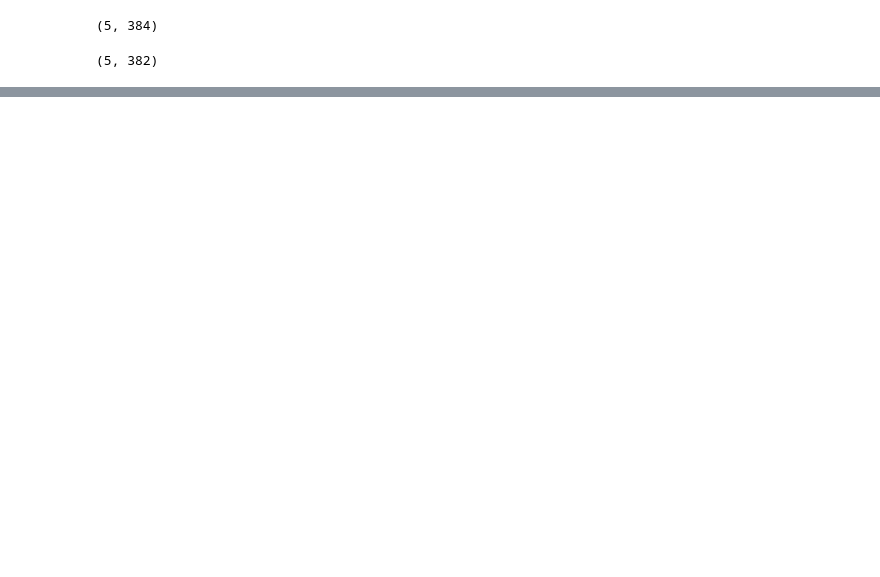
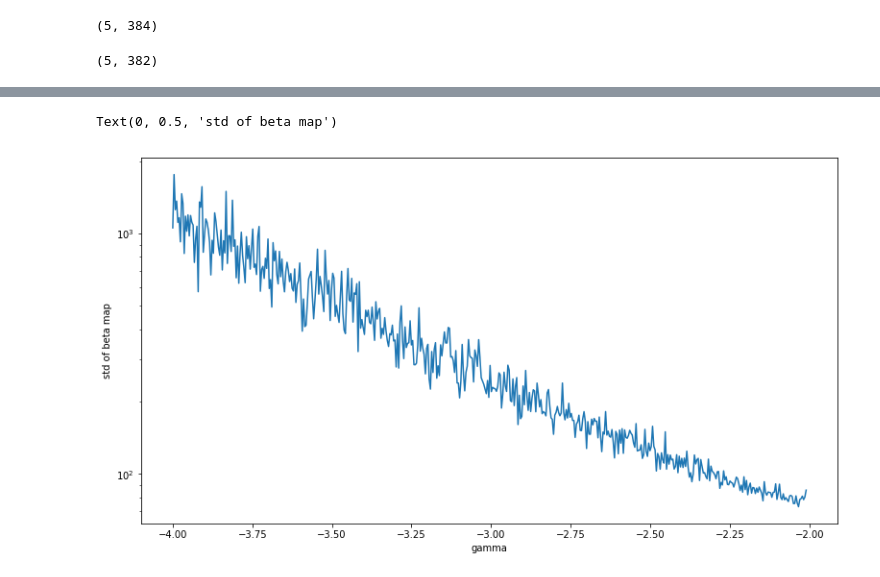
Before and after one commit to acwgough/foreground_moments, a Jupyter notebook: 2019-08-07 optimisation - curve fit and minimize.ipynb, the cells around one changed output, grey strips where cells are left out. Cells and saved outputs as stored; diff of their text form; code cells hidden in the pictures; blank space fills up the shorter version.

```diff
--- a/2019-08-07 optimisation - curve fit and minimize.ipynb
+++ b/2019-08-07 optimisation - curve fit and minimize.ipynb
@@ -162,0 +209,7 @@ plot(big_x, '--.')
+# %%
+semilogy(gammas, std)
+xlabel('gamma')
+ylabel('std of beta map')
+# %% [output]
+Text(0, 0.5, 'std of beta map')
+[figure, added]
```
Also changed, not shown: parts of 33 cells of this notebook, 1 other file.
